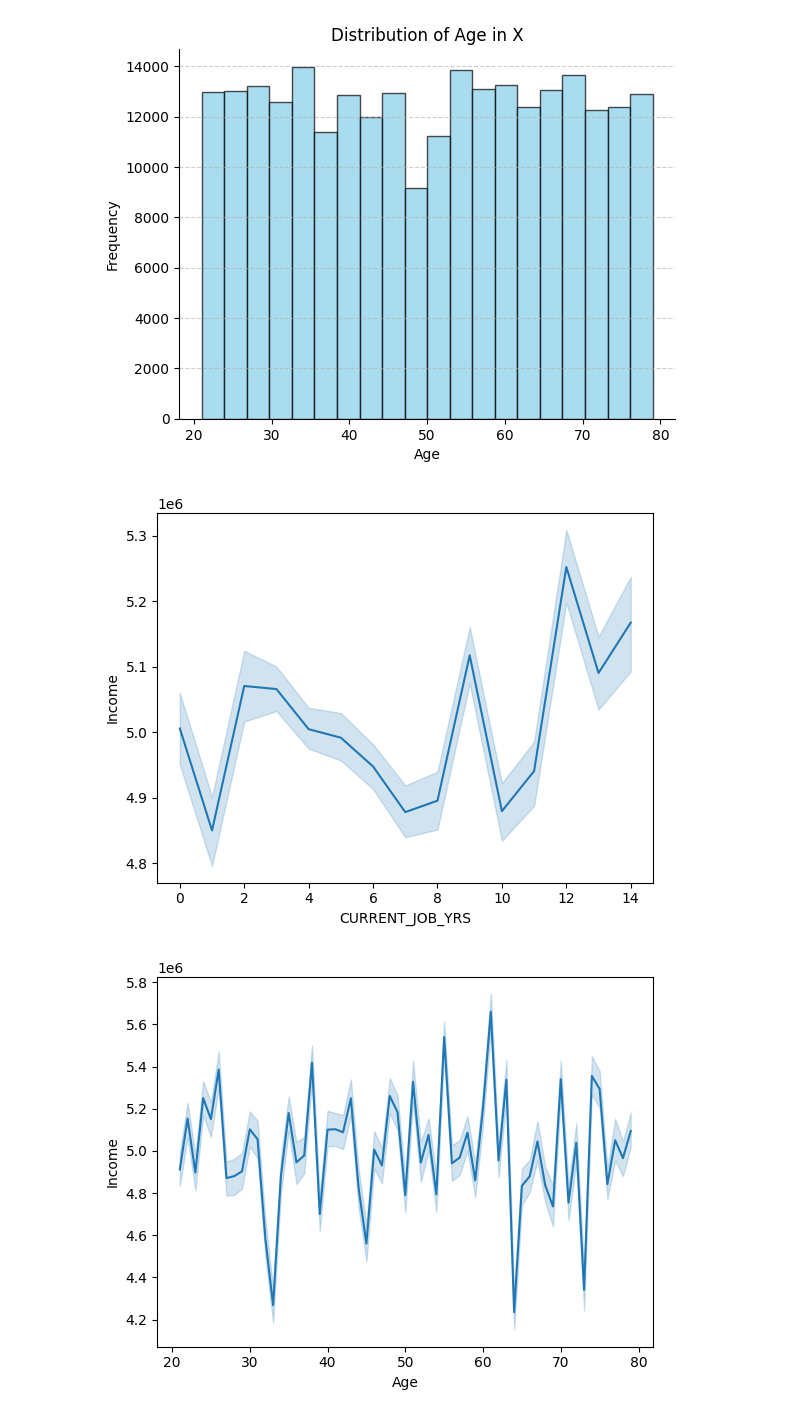
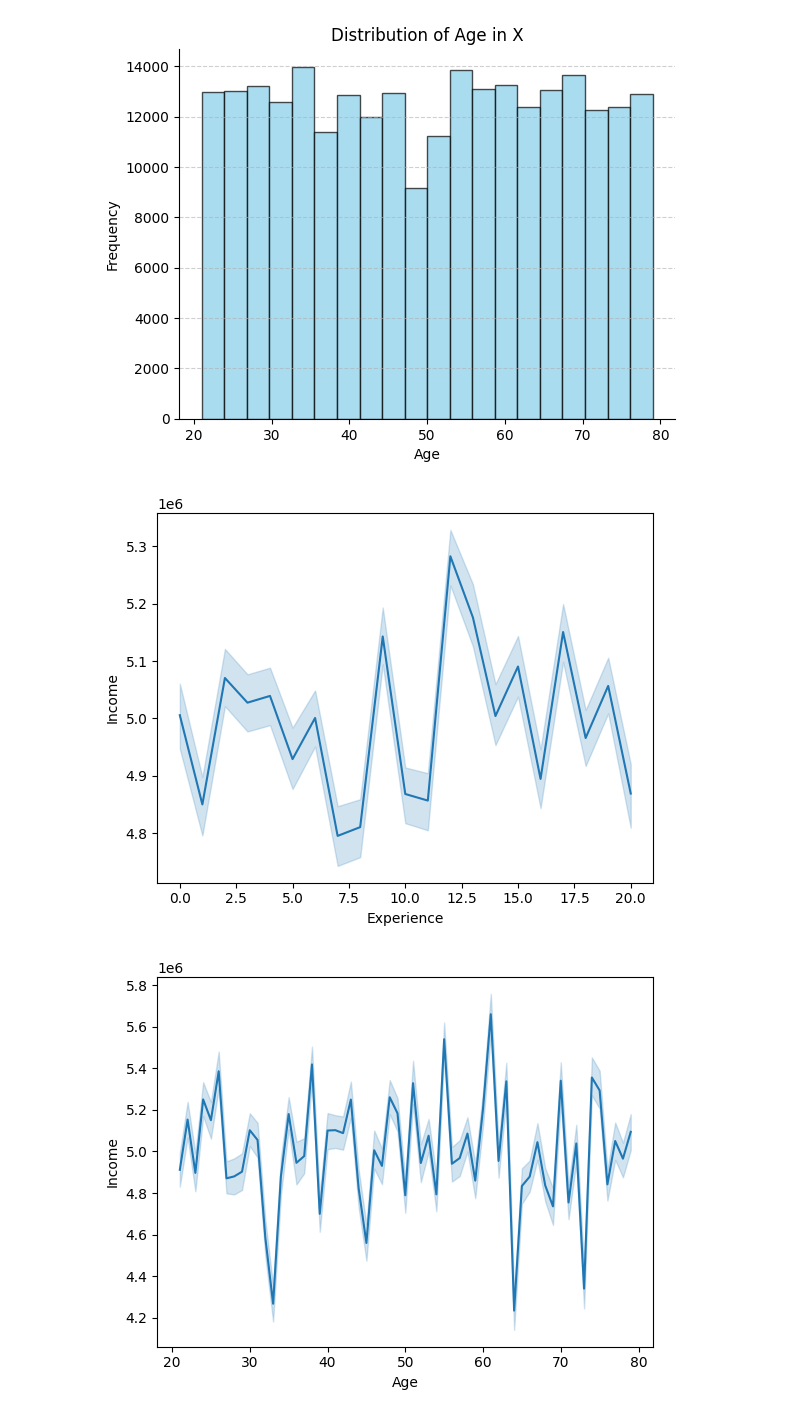
Before and after one commit to muhammadSWE/DIYLoanPredictor, a Jupyter notebook: diy-loan-predictor.ipynb, the cells around one changed output. Drawn from its saved outputs; the diff is of its cells as text; code cells hidden in the pictures.

```diff
--- a/diy-loan-predictor.ipynb
+++ b/diy-loan-predictor.ipynb
@@ -5,14 +5,8 @@
 import numpy as np
 import pandas as pd
 import matplotlib.pyplot as plt
-import plotly.express as px
 import seaborn as sns
-%matplotlib inline
 from sklearn.preprocessing import LabelEncoder
-from sklearn.model_selection import train_test_split
-from sklearn.linear_model import LinearRegression
-from sklearn.ensemble import RandomForestRegressor
-import sklearn.metrics as metrics
 import os
 
 #STEP 1: LOADING INPUT DIRECTORY
@@ -32,6 +26,8 @@ dset = pd.read_csv("/kaggle/working/DIY Loan Predictor Shaped.csv")
 
 dset = dset.drop("Id", axis = 1)
 dset = dset.drop("STATE", axis=1)
+dset = dset.drop("CURRENT_HOUSE_YRS", axis = 1)
+dset = dset.drop("CURRENT_JOB_YRS", axis = 1)
 dset = dset.drop("Unnamed: 0", axis = 1)
 
 #STEP 5: CHECKING FOR NULL VALUES
@@ -49,7 +45,7 @@ dset['CITY'].unique()
 #STEP 7: ENCODING CATGORICAL VARIABLES INTO NUMERICAL REPRESENTATIONS
 
 enc = LabelEncoder()
-catCols = ['Married/Single','House_Ownership','Car_Ownership','Profession','CITY']
+catCols = ['Married/Single','House_Ownership','Car_Ownership']
 for cols in catCols:
     dset[cols] = enc.fit_transform(dset[cols])
 
@@ -149,10 +147,10 @@ plt.show()
 [figure]
 # %%
 #STEP 13: CREATING A LINEPLOT FOR THE INCOME/EXPERIENCE RELATIONSHIP
-sns.lineplot(data=dset, x="CURRENT_JOB_YRS", y="Income")
+sns.lineplot(data=dset, x="Experience", y="Income")
 plt.show()
 # %% [output]
-[figure, old version]
+[figure, new version]
 # %%
 #STEP 14: CREATING A LINEPLOT FOR THE AGE/INCOME RELATIONSHIP
 sns.lineplot(data=dset, x="Age", y="Income")
```
Also changed, not shown: parts of 4 cells of this notebook.
